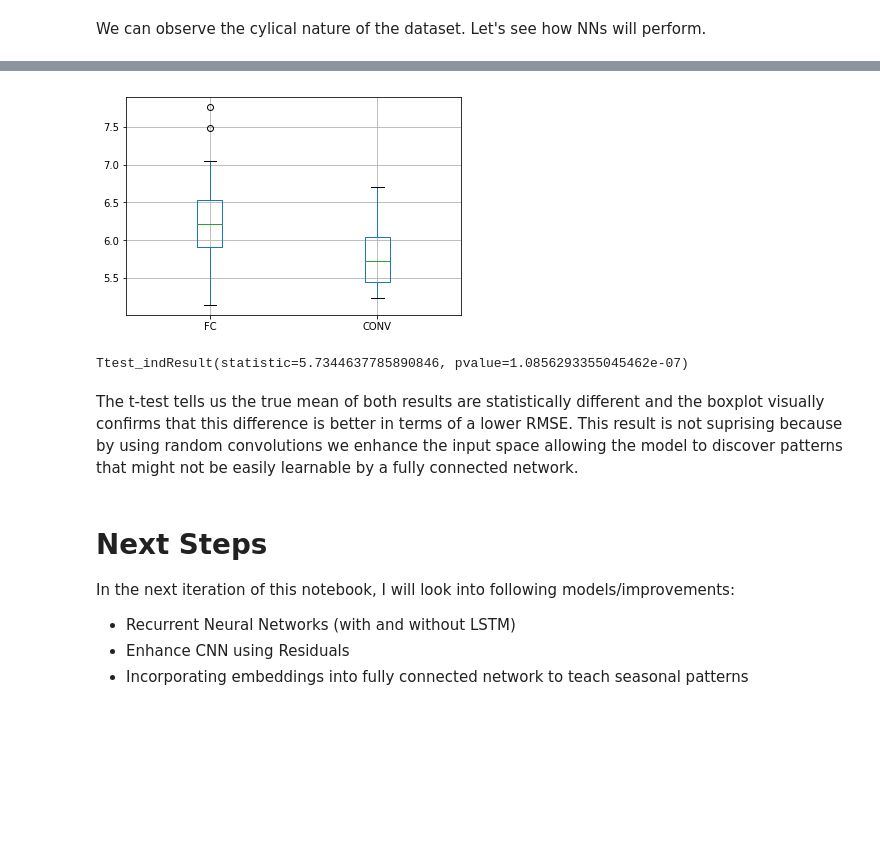
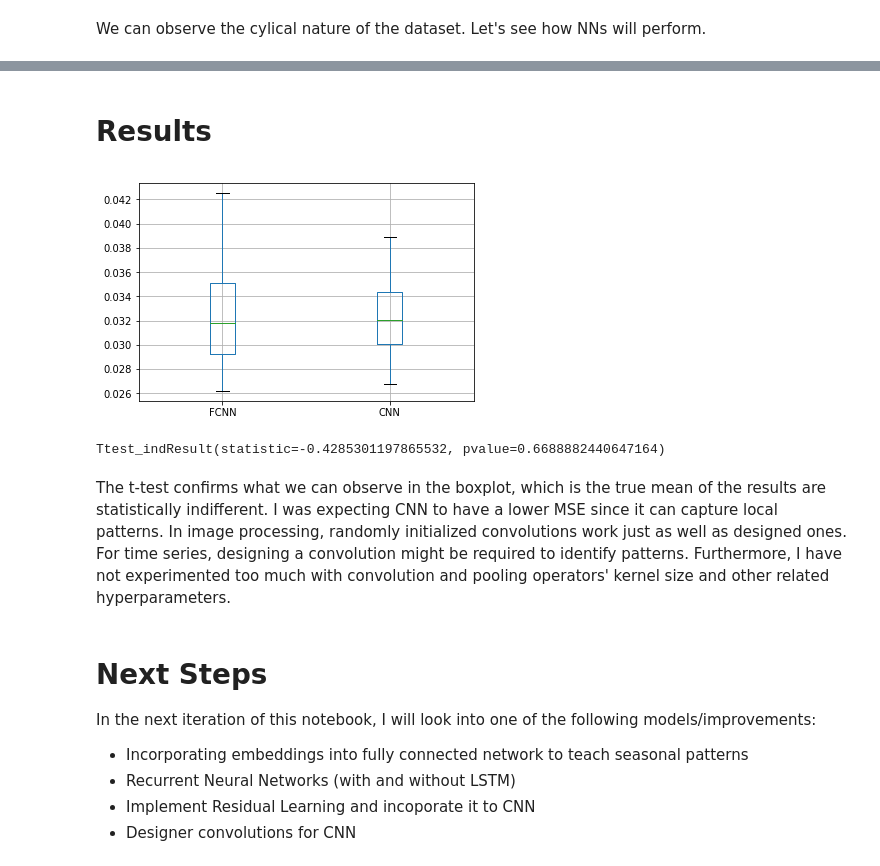
Before and after one commit to sarodz/Exploration, a Jupyter notebook: trendPredict/1_FC-CNN.ipynb, the cells around one changed output, grey strips where cells are left out. Drawn from its saved outputs; the diff is of its cells as text; code cells hidden in the pictures; blank space fills up the shorter version.

```diff
--- a/trendPredict/1_FC-CNN.ipynb
+++ b/trendPredict/1_FC-CNN.ipynb
@@ -142,0 +30,7 @@ def experiment(lag, model, train_loader, test_loader, opt, loss):
+# %%
+import NeuralNetworks
+import importlib
+importlib.reload(NeuralNetworks);
+
+preperation = NeuralNetworks.Preprocessing(data=df2)
+raw = preperation.prep(previous=5, future=1, normalize='minmax')
@@ -143 +53,3 @@ def experiment(lag, model, train_loader, test_loader, opt, loss):
+# %% [markdown]
+# Results
 # %%
@@ -167,44 +89,23 @@ for i in range(repeat):
     results = results.append(temp)
 
 results = results.reset_index(drop=True);
-# %%
-num_epochs=20
-batch_size=25
-learning_rate=0.04
-train_loader = data.DataLoader(dataset=raw[0:120], batch_size=batch_size, shuffle=True)
-test_loader = data.DataLoader(dataset=raw[120:170], batch_size=1, shuffle=False)
-
-for i in range(repeat):
-    temp = pd.DataFrame(columns=['FC', 'CONV'])
-
-    net = ConvNet([1, 10], kernelSize= 2, stride=2).to(device)
-    opt=optim.Adam(net.parameters(), lr=learning_rate)
-    loss=F.mse_loss
-
-    out = experiment(lag= lag,
-               model=net,
-               train_loader=train_loader,
-               test_loader=test_loader,
-               opt=opt,
-               loss=loss)
-
-    results.CONV[i] = np.mean(abs(out.prediction - out.actual))
 # %%
-results.boxplot()
+results.boxplot(showfliers=False)
 plt.show()
 # %% [output]
-[figure, old version]
+[figure, new version]
 # %%
 import scipy.stats
-scipy.stats.ttest_ind(results.FC, results.CONV)
+scipy.stats.ttest_ind(results.FCNN, results.CNN)
 # %% [output]
-Ttest_indResult(statistic=5.7344637785890846, pvalue=1.0856293355045462e-07)
+Ttest_indResult(statistic=-0.4285301197865532, pvalue=0.6688882440647164)
-# %% [markdown]
-The t-test tells us the true mean of both results are statistically different and the boxplot visually confirms that this difference is better in terms of a lower RMSE. This result is not suprising because by using random convolutions we enhance the input space allowing the model to discover patterns that might not be easily learnable by a fully connected network.
+# %% [markdown]
+The t-test confirms what we can observe in the boxplot, which is the true mean of the results are statistically indifferent. I was expecting CNN to have a lower MSE since it can capture local patterns. In image processing, randomly initialized convolutions work just as well as designed ones. For time series, designing a convolution might be required to identify patterns. Furthermore, I have not experimented too much with convolution and pooling operators' kernel size and other related hyperparameters.
 # %% [markdown]
 # Next Steps
 
-In the next iteration of this notebook, I will look into following models/improvements:
+In the next iteration of this notebook, I will look into one of the following models/improvements:
+* Incorporating embeddings into fully connected network to teach seasonal patterns
 * Recurrent Neural Networks (with and without LSTM)
-* Enhance CNN using Residuals
-* Incorporating embeddings into fully connected network to teach seasonal patterns
+* Implement Residual Learning and incoporate it to CNN
+* Designer convolutions for CNN
```
Also changed, not shown: parts of 13 cells of this notebook, 6 other files.
